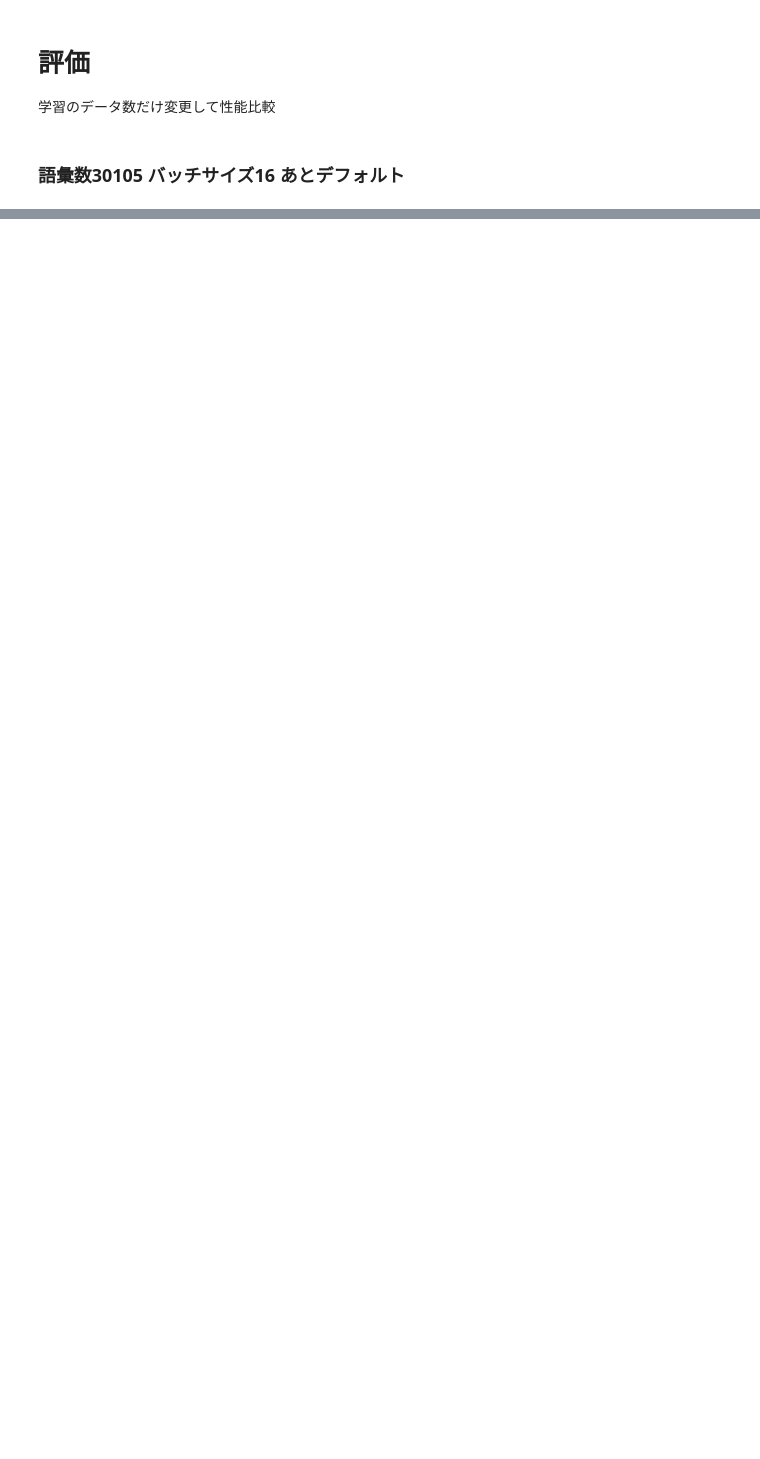
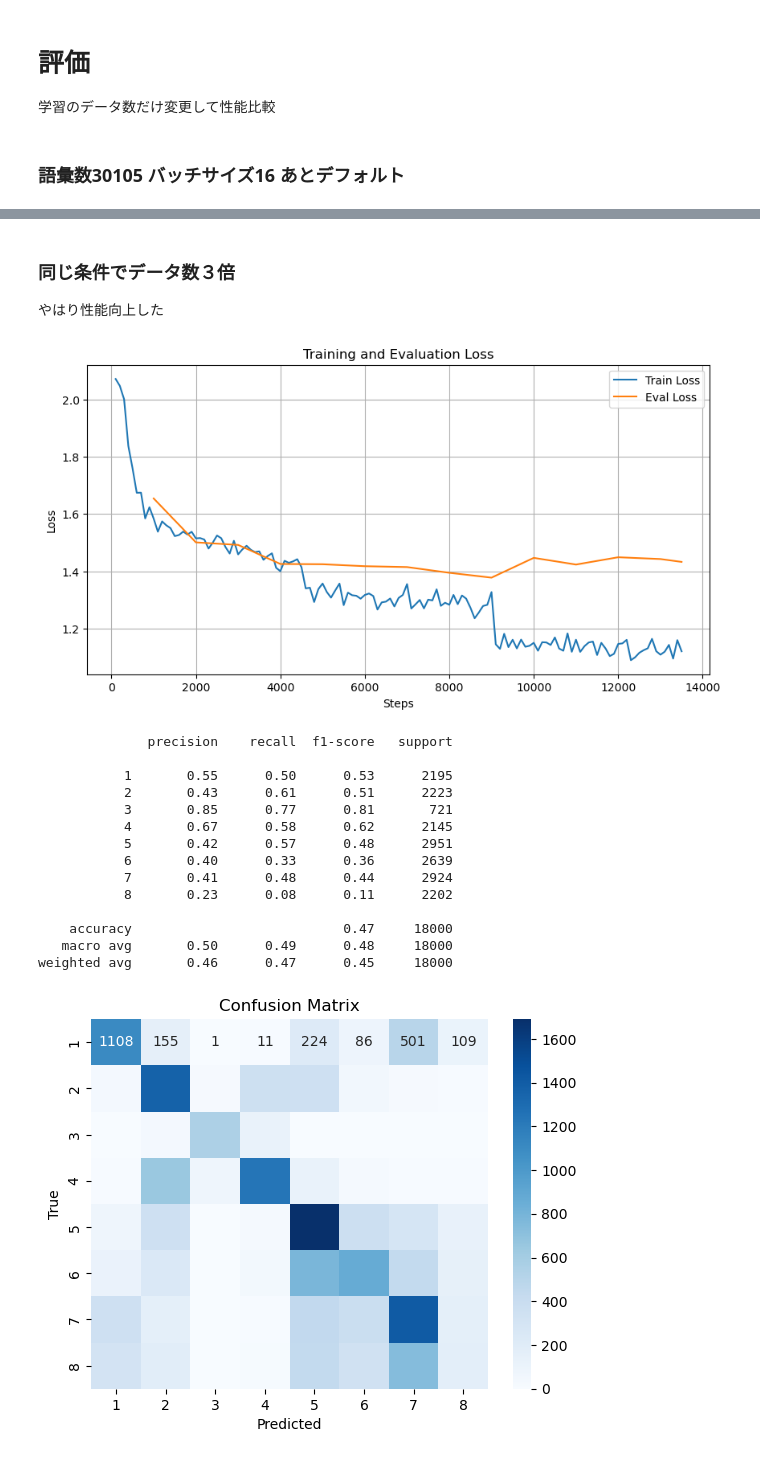
Before and after one commit to kaiKyutech/SHL_2024, a Jupyter notebook: transformer/my_neural_v23_distilBERT_random.ipynb, the cells around one changed output, grey strips where cells are left out. Drawn from its saved outputs; the diff is of its cells as text; code cells hidden in the pictures; blank space fills up the shorter version.

```diff
--- a/transformer/my_neural_v23_distilBERT_random.ipynb
+++ b/transformer/my_neural_v23_distilBERT_random.ipynb
@@ -103,8 +103,8 @@ discrete_data
 #目的変数
 label
 
-# ランダム３万データを使う
-size = 30000
+# ランダム9万データを使う
+size = 90000
 sample_indices = np.random.choice(discrete_data.shape[0], size=size, replace=False)
 X_30000 = discrete_data[sample_indices, :]
 label_30000 = label[sample_indices]
@@ -339,0 +467,67 @@ plt.show()
+# %% [markdown]
+### 同じ条件でデータ数３倍
+やはり性能向上した
+# %%
+from sklearn.metrics import confusion_matrix, classification_report
+
+final_evaluation = trainer.evaluate()
+
+# ロスの履歴を取得
+train_loss = []
+train_steps = []
+eval_loss = []
+eval_steps = []
+for log in trainer.state.log_history:
+    if "loss" in log.keys():
+        train_loss.append(log["loss"])
+        train_steps.append(log["step"])
+    if "eval_loss" in log.keys():
+        eval_loss.append(log["eval_loss"])
+        eval_steps.append(log["step"])
+
+# 最後の評価結果を追加
+eval_loss.append(final_evaluation["eval_loss"])
+eval_steps.append(trainer.state.global_step)
+
+# ロスのプロット
+plt.figure(figsize=(10, 5))
+plt.plot(train_steps, train_loss, label='Train Loss', color='C0')
+plt.plot(eval_steps, eval_loss, label='Eval Loss', color='C1')
+plt.xlabel('Steps')
+plt.ylabel('Loss')
+plt.legend()
+plt.title('Training and Evaluation Loss')
+plt.grid(True)
+plt.show()
+
+predictions = trainer.predict(eval_dataset)
+preds = np.argmax(predictions.predictions, axis=1)
+#true_labels = eval_dataset["labels"]
+# 分類レポートの生成
+report = classification_report(test_label, preds, target_names=[str(i) for i in range(1, 9)])
+print(report)
+
+# 混同行列の計算
+cm = confusion_matrix(test_label, preds)
+sns.heatmap(cm, annot=True, fmt='d', cmap='Blues', xticklabels=[str(i) for i in range(1,9)], yticklabels=[str(i) for i in range(1,9)])
+plt.xlabel('Predicted')
+plt.ylabel('True')
+plt.title('Confusion Matrix')
+plt.show()
+# %% [output]
+[figure, added]
+              precision    recall  f1-score   support
+
+           1       0.55      0.50      0.53      2195
+           2       0.43      0.61      0.51      2223
+           3       0.85      0.77      0.81       721
+           4       0.67      0.58      0.62      2145
+           5       0.42      0.57      0.48      2951
+           6       0.40      0.33      0.36      2639
+           7       0.41      0.48      0.44      2924
+           8       0.23      0.08      0.11      2202
+
+    accuracy                           0.47     18000
+   macro avg       0.50      0.49      0.48     18000
+weighted avg       0.46      0.47      0.45     18000
+[figure, added]
```
Also changed, not shown: parts of 5 cells of this notebook.
